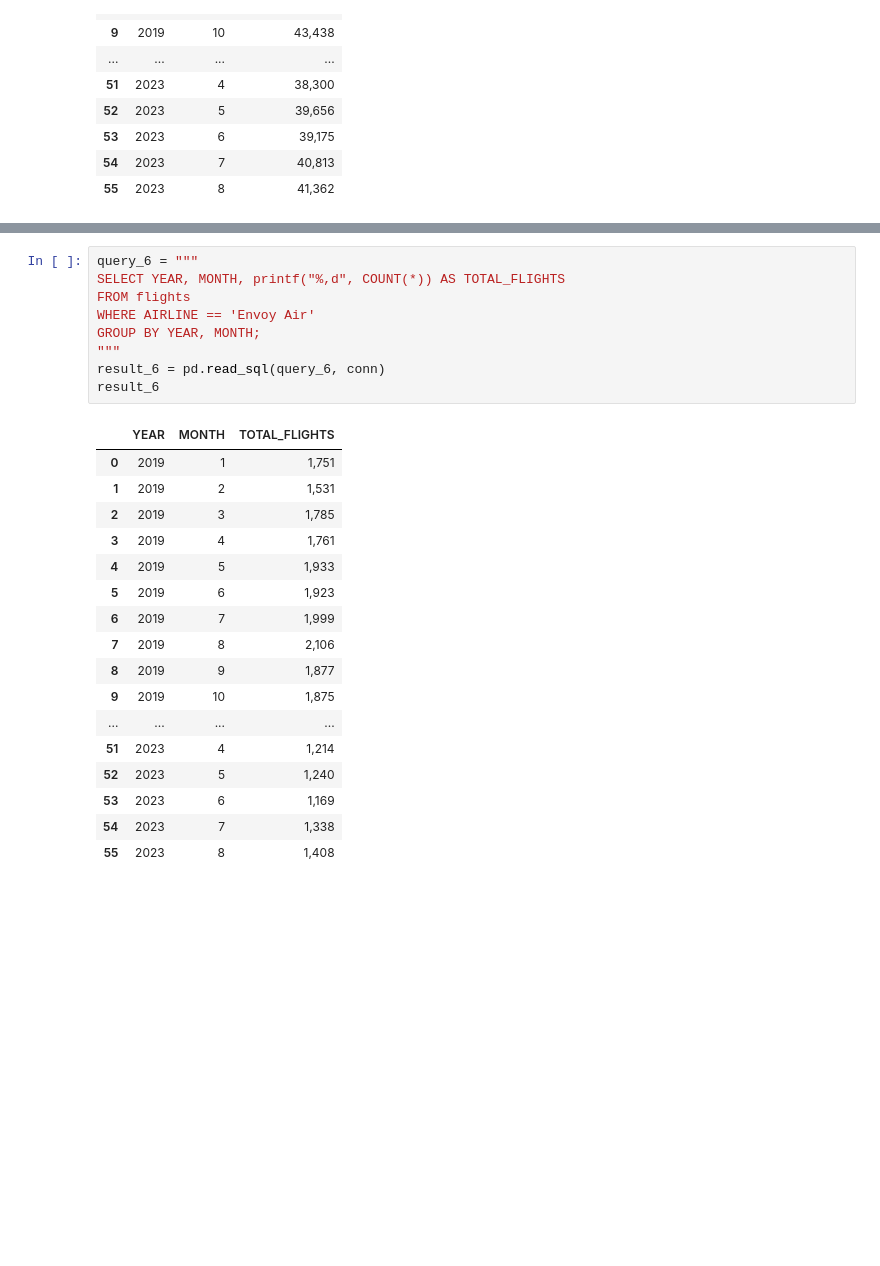
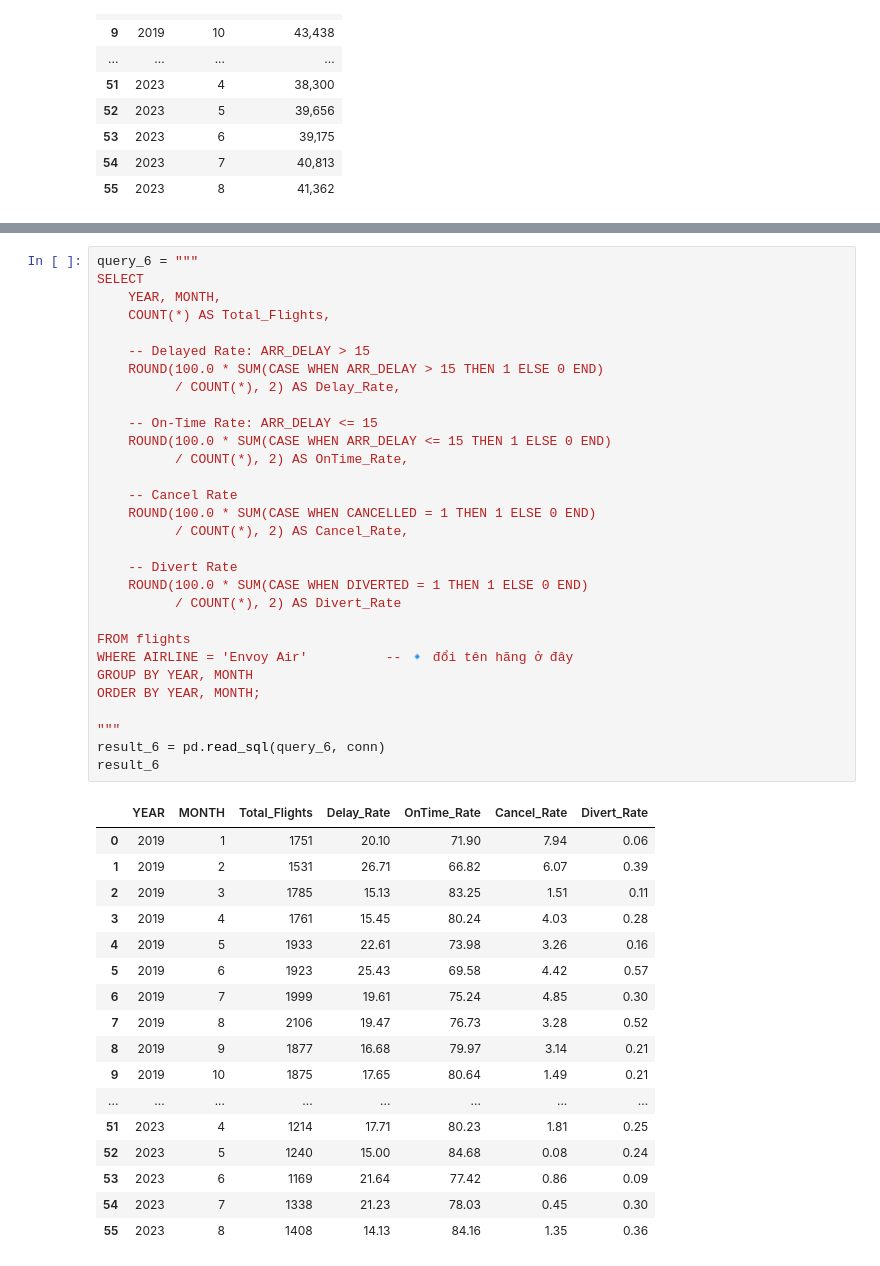
Before and after one commit to nguyenminhthuy/flight-delay-analysis-py, a Jupyter notebook: SQL_Reference.ipynb, the cells around one changed output, grey strips where cells are left out. Saved outputs shown, nothing was run; the diff lists cells and outputs as text; blank space fills up the shorter version.

```diff
--- a/SQL_Reference.ipynb
+++ b/SQL_Reference.ipynb
@@ -142,27 +163,48 @@ result_5
 # %%
 query_6 = """
-SELECT YEAR, MONTH, printf("%,d", COUNT(*)) AS TOTAL_FLIGHTS
+SELECT
+    YEAR, MONTH,
+    COUNT(*) AS Total_Flights,
+
+    -- Delayed Rate: ARR_DELAY > 15
+    ROUND(100.0 * SUM(CASE WHEN ARR_DELAY > 15 THEN 1 ELSE 0 END)
+          / COUNT(*), 2) AS Delay_Rate,
+
+    -- On-Time Rate: ARR_DELAY <= 15
+    ROUND(100.0 * SUM(CASE WHEN ARR_DELAY <= 15 THEN 1 ELSE 0 END)
+          / COUNT(*), 2) AS OnTime_Rate,
+
+    -- Cancel Rate
+    ROUND(100.0 * SUM(CASE WHEN CANCELLED = 1 THEN 1 ELSE 0 END)
+          / COUNT(*), 2) AS Cancel_Rate,
+
+    -- Divert Rate
+    ROUND(100.0 * SUM(CASE WHEN DIVERTED = 1 THEN 1 ELSE 0 END)
+          / COUNT(*), 2) AS Divert_Rate
+
 FROM flights
-WHERE AIRLINE == 'Envoy Air'
-GROUP BY YEAR, MONTH;
+WHERE AIRLINE = 'Envoy Air'          -- 🔹 đổi tên hãng ở đây
+GROUP BY YEAR, MONTH
+ORDER BY YEAR, MONTH;
+
 """
 result_6 = pd.read_sql(query_6, conn)
 result_6
 # %% [output]
-|  | YEAR | MONTH | TOTAL_FLIGHTS |
-| 0 | 2019 | 1 | 1,751 |
-| 1 | 2019 | 2 | 1,531 |
-| 2 | 2019 | 3 | 1,785 |
-| 3 | 2019 | 4 | 1,761 |
-| 4 | 2019 | 5 | 1,933 |
-| 5 | 2019 | 6 | 1,923 |
-| 6 | 2019 | 7 | 1,999 |
-| 7 | 2019 | 8 | 2,106 |
-| 8 | 2019 | 9 | 1,877 |
-| 9 | 2019 | 10 | 1,875 |
-| ... | ... | ... | ... |
-| 51 | 2023 | 4 | 1,214 |
-| 52 | 2023 | 5 | 1,240 |
-| 53 | 2023 | 6 | 1,169 |
-| 54 | 2023 | 7 | 1,338 |
-| 55 | 2023 | 8 | 1,408 |
+|  | YEAR | MONTH | Total_Flights | Delay_Rate | OnTime_Rate | Cancel_Rate | Divert_Rate |
+| 0 | 2019 | 1 | 1751 | 20.10 | 71.90 | 7.94 | 0.06 |
+| 1 | 2019 | 2 | 1531 | 26.71 | 66.82 | 6.07 | 0.39 |
+| 2 | 2019 | 3 | 1785 | 15.13 | 83.25 | 1.51 | 0.11 |
+| 3 | 2019 | 4 | 1761 | 15.45 | 80.24 | 4.03 | 0.28 |
+| 4 | 2019 | 5 | 1933 | 22.61 | 73.98 | 3.26 | 0.16 |
+| 5 | 2019 | 6 | 1923 | 25.43 | 69.58 | 4.42 | 0.57 |
+| 6 | 2019 | 7 | 1999 | 19.61 | 75.24 | 4.85 | 0.30 |
+| 7 | 2019 | 8 | 2106 | 19.47 | 76.73 | 3.28 | 0.52 |
+| 8 | 2019 | 9 | 1877 | 16.68 | 79.97 | 3.14 | 0.21 |
+| 9 | 2019 | 10 | 1875 | 17.65 | 80.64 | 1.49 | 0.21 |
+| ... | ... | ... | ... | ... | ... | ... | ... |
+| 51 | 2023 | 4 | 1214 | 17.71 | 80.23 | 1.81 | 0.25 |
+| 52 | 2023 | 5 | 1240 | 15.00 | 84.68 | 0.08 | 0.24 |
+| 53 | 2023 | 6 | 1169 | 21.64 | 77.42 | 0.86 | 0.09 |
+| 54 | 2023 | 7 | 1338 | 21.23 | 78.03 | 0.45 | 0.30 |
+| 55 | 2023 | 8 | 1408 | 14.13 | 84.16 | 1.35 | 0.36 |
```
Also changed, not shown: parts of 2 cells of this notebook, 1 other file.
